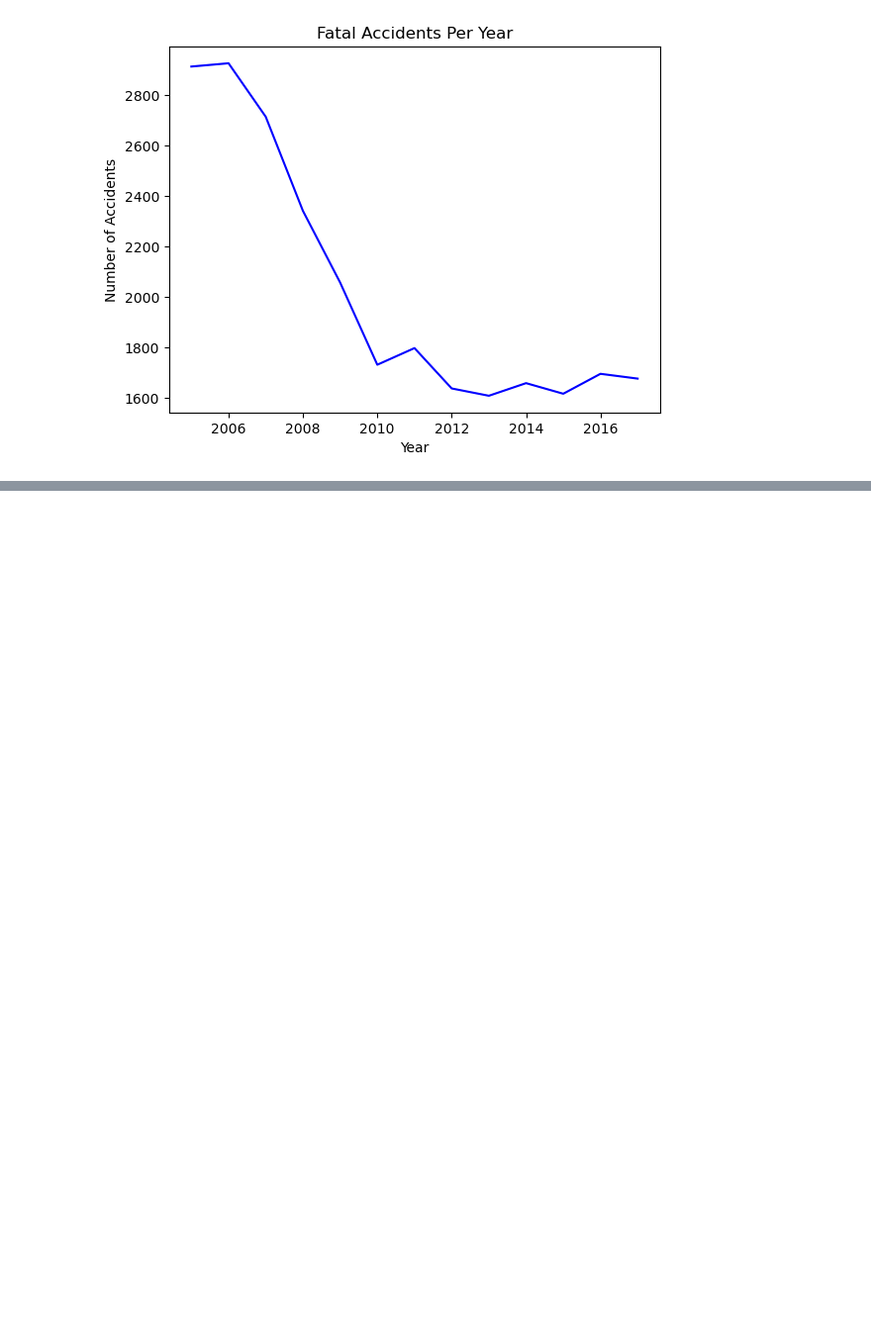
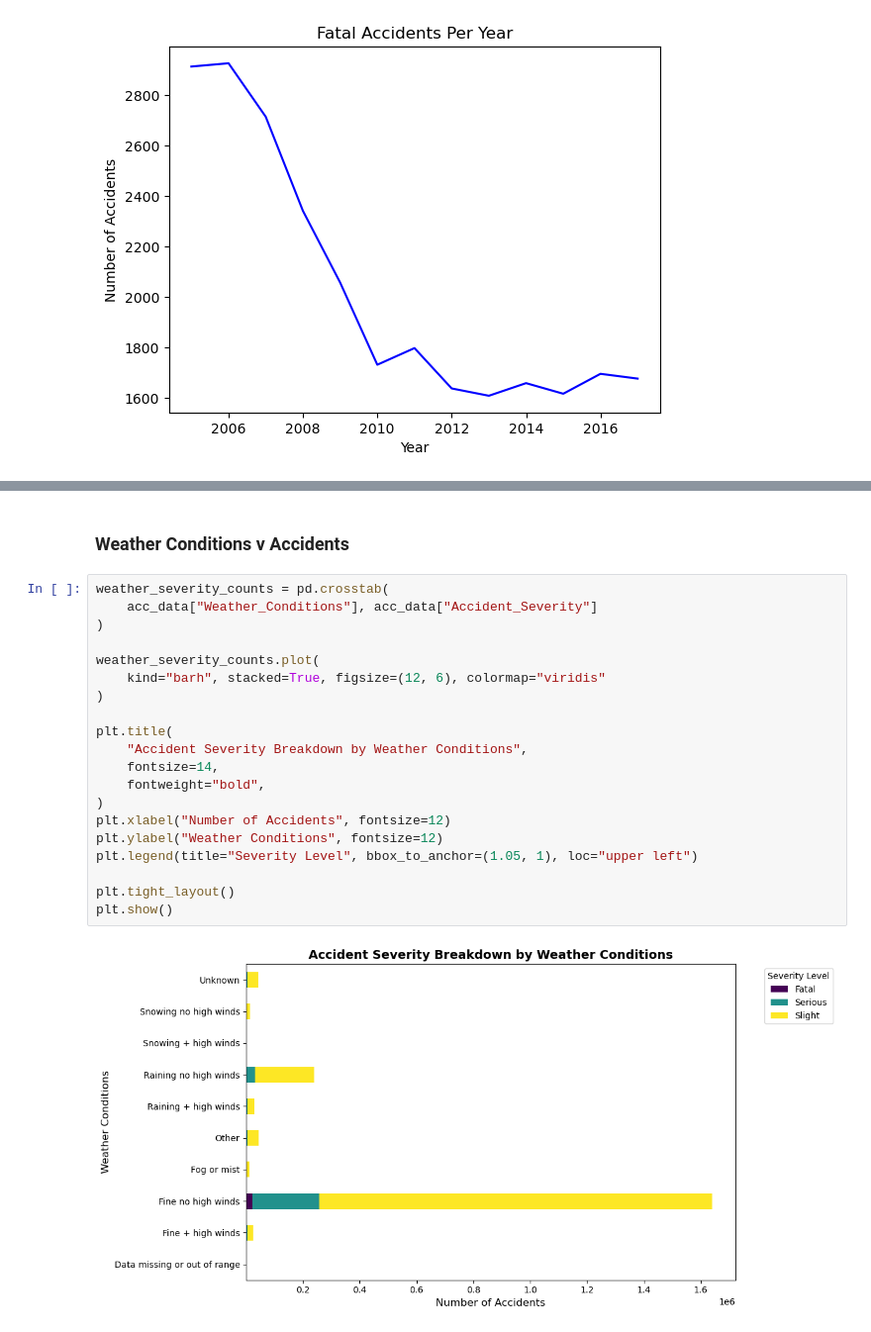
Before and after one commit to AmiJoba22/uk_road_safety_datapipe, a Jupyter notebook: notebooks/amina_ukeda.ipynb, the cells around one changed output, grey strips where cells are left out. Shown at 99% size. Cells and saved outputs as stored; diff of their text form; blank space fills up the shorter version.

```diff
--- a/notebooks/amina_ukeda.ipynb
+++ b/notebooks/amina_ukeda.ipynb
@@ -171,0 +300,24 @@ plt.show()
+# %% [markdown]
+### Weather Conditions v Accidents
+# %%
+weather_severity_counts = pd.crosstab(
+    acc_data["Weather_Conditions"], acc_data["Accident_Severity"]
+)
+
+weather_severity_counts.plot(
+    kind="barh", stacked=True, figsize=(12, 6), colormap="viridis"
+)
+
+plt.title(
+    "Accident Severity Breakdown by Weather Conditions",
+    fontsize=14,
+    fontweight="bold",
+)
+plt.xlabel("Number of Accidents", fontsize=12)
+plt.ylabel("Weather Conditions", fontsize=12)
+plt.legend(title="Severity Level", bbox_to_anchor=(1.05, 1), loc="upper left")
+
+plt.tight_layout()
+plt.show()
+# %% [output]
+[figure, added]
```
Also changed, not shown: parts of 17 cells of this notebook.
